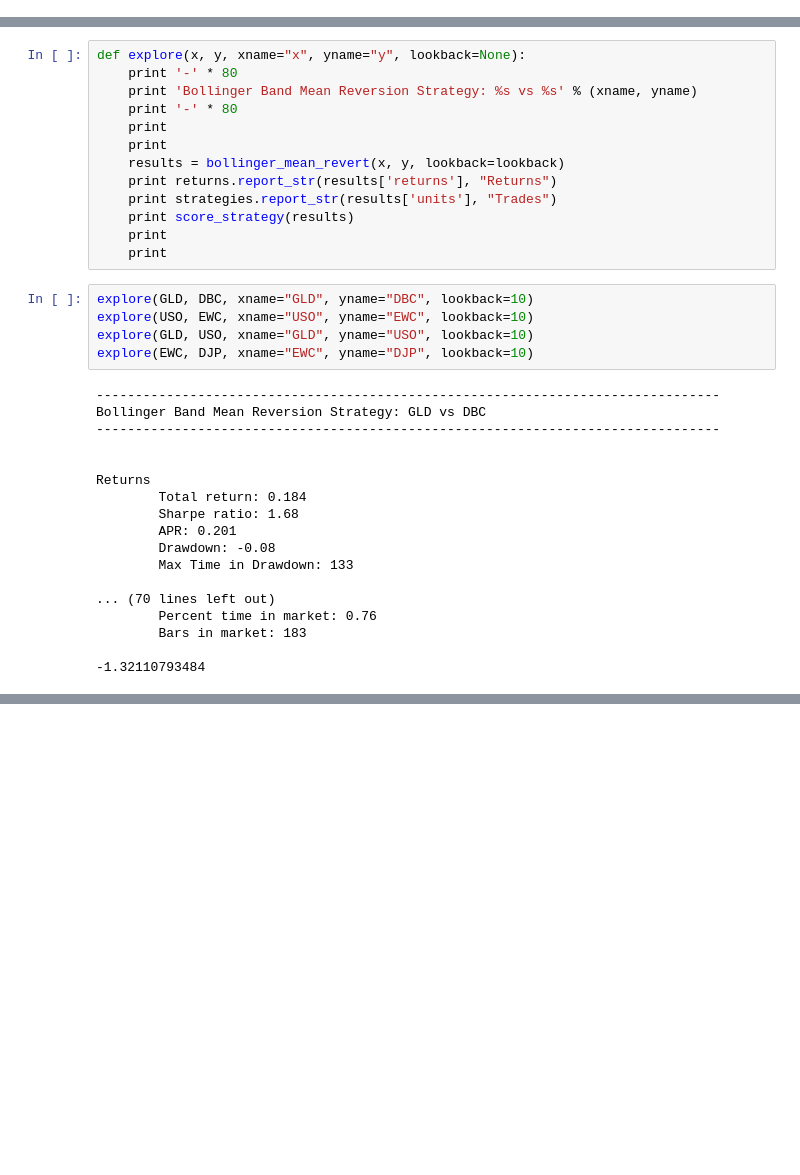
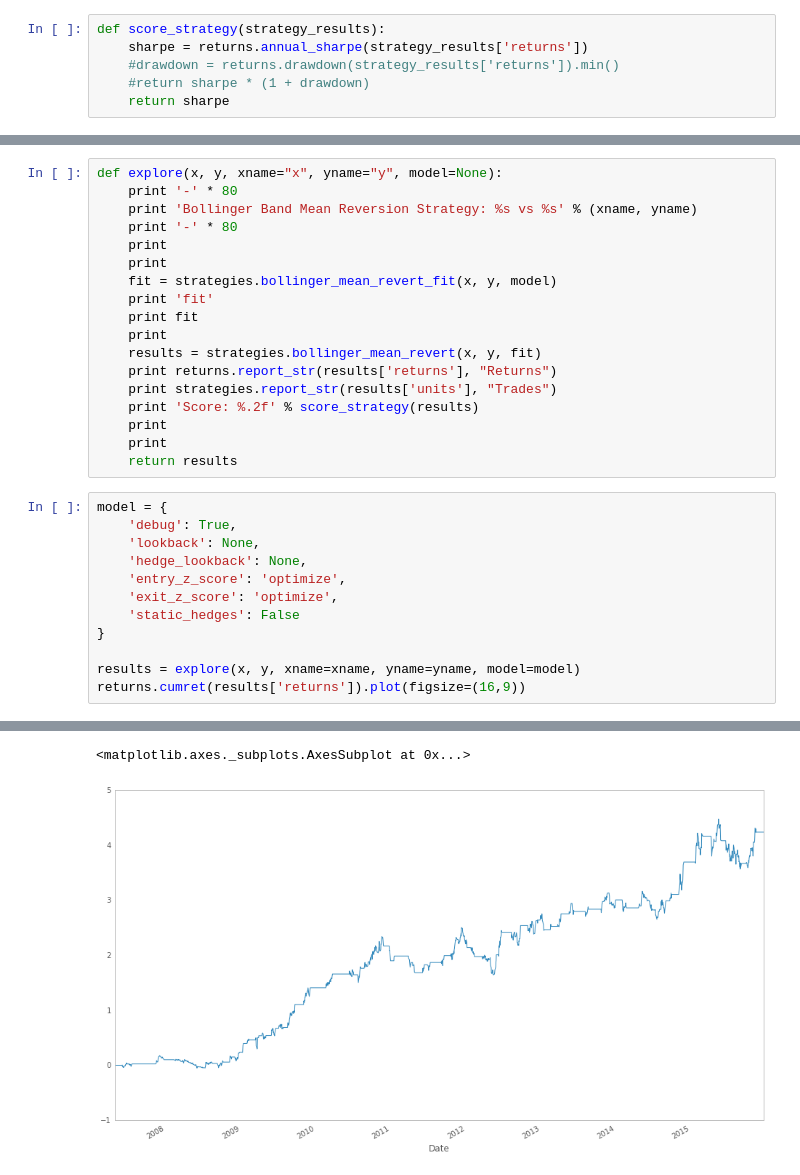
Before and after one commit to davidells/mypy, a Jupyter notebook: finance/mean_reversion_auto.ipynb, the cells around one changed output, grey strips where cells are left out. Cells and saved outputs as stored; diff of their text form; blank space fills up the shorter version.

```diff
--- a/finance/mean_reversion_auto.ipynb
+++ b/finance/mean_reversion_auto.ipynb
@@ -72 +27,7 @@ def score_strategy(strategy_results):
+# %%
+def score_strategy(strategy_results):
+    sharpe = returns.annual_sharpe(strategy_results['returns'])
+    #drawdown = returns.drawdown(strategy_results['returns']).min()
+    #return sharpe * (1 + drawdown)
+    return sharpe
 # %%
@@ -126,36 +78,31 @@ strategy_results['lookback']
 # %%
-def explore(x, y, xname="x", yname="y", lookback=None):
+def explore(x, y, xname="x", yname="y", model=None):
     print '-' * 80
     print 'Bollinger Band Mean Reversion Strategy: %s vs %s' % (xname, yname)
     print '-' * 80
     print
     print
-    results = bollinger_mean_revert(x, y, lookback=lookback)
+    fit = strategies.bollinger_mean_revert_fit(x, y, model)
+    print 'fit'
+    print fit
+    print
+    results = strategies.bollinger_mean_revert(x, y, fit)
     print returns.report_str(results['returns'], "Returns")
     print strategies.report_str(results['units'], "Trades")
-    print score_strategy(results)
+    print 'Score: %.2f' % score_strategy(results)
     print
     print
+    return results
-# %%
-explore(GLD, DBC, xname="GLD", yname="DBC", lookback=10)
-explore(USO, EWC, xname="USO", yname="EWC", lookback=10)
-explore(GLD, USO, xname="GLD", yname="USO", lookback=10)
-explore(EWC, DJP, xname="EWC", yname="DJP", lookback=10)
-# %% [output]
---------------------------------------------------------------------------------
-Bollinger Band Mean Reversion Strategy: GLD vs DBC
---------------------------------------------------------------------------------
-
-
-Returns
-        Total return: 0.184
-        Sharpe ratio: 1.68
-        APR: 0.201
-        Drawdown: -0.08
-        Max Time in Drawdown: 133
-
-... (70 lines left out)
-        Percent time in market: 0.76
-        Bars in market: 183
-
--1.32110793484
+# %%
+model = {
+    'debug': True,
+    'lookback': None,
+    'hedge_lookback': None,
+    'entry_z_score': 'optimize',
+    'exit_z_score': 'optimize',
+    'static_hedges': False
+}
+
+results = explore(x, y, xname=xname, yname=yname, model=model)
+returns.cumret(results['returns']).plot(figsize=(16,9))
+# %% [output]
@@ -161,0 +126,2 @@ Returns
+<matplotlib.axes._subplots.AxesSubplot at 0x...>
+[figure, added]
```
Also changed, not shown: parts of 16 cells of this notebook, 10 other files.
